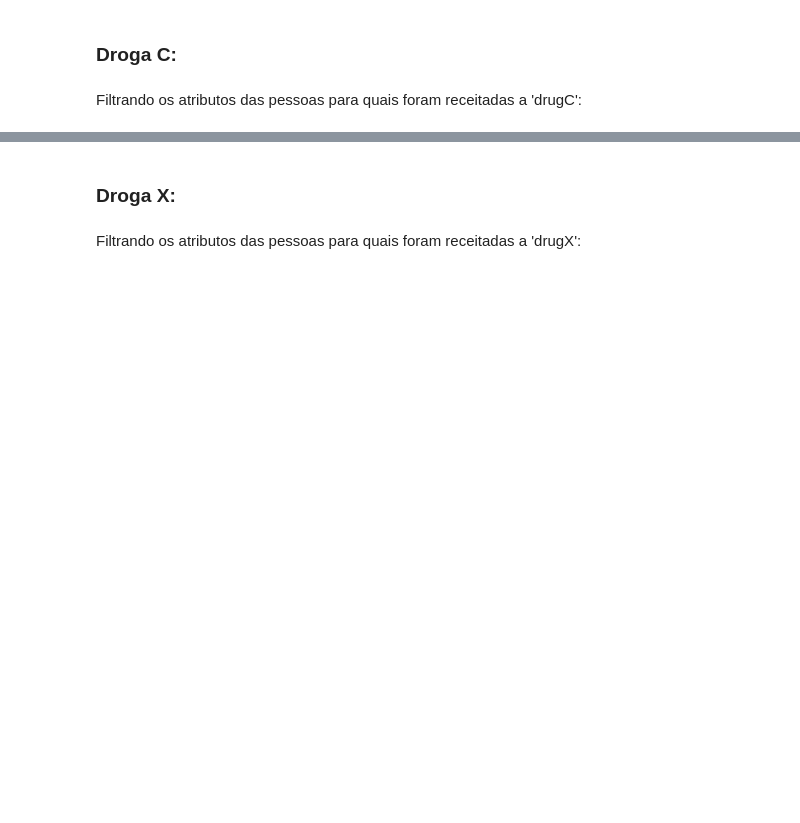
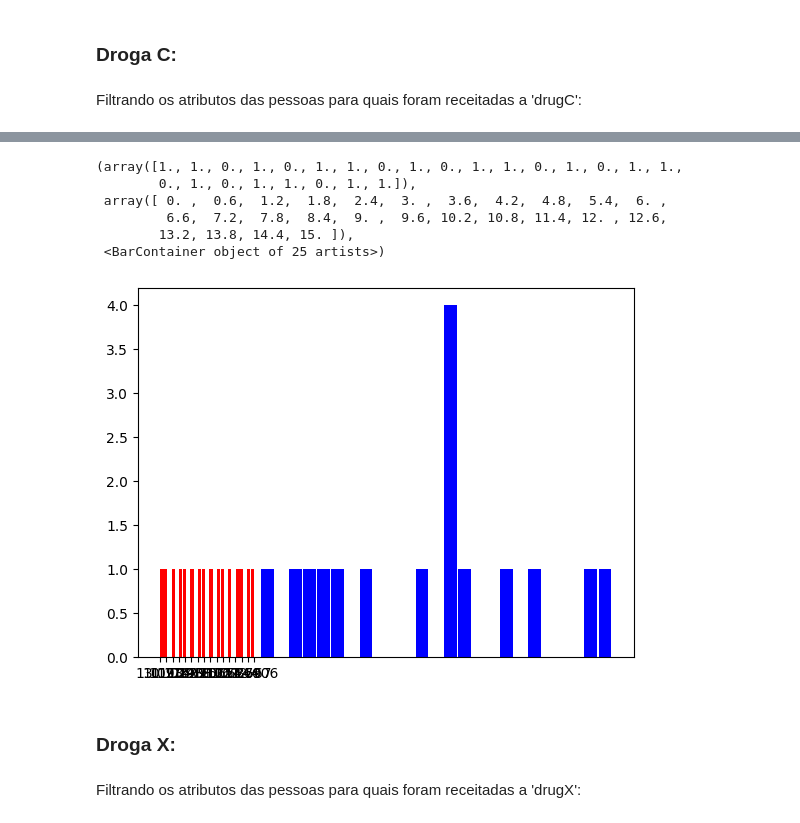
Before and after one commit to iianmelo/ProjetoEstat-stica, a Jupyter notebook: Análise_Exploratória.ipynb, the cells around one changed output, grey strips where cells are left out. Saved outputs shown, nothing was run; the diff lists cells and outputs as text; code cells hidden in the pictures; blank space fills up the shorter version.

```diff
--- a/Análise_Exploratória.ipynb
+++ b/Análise_Exploratória.ipynb
@@ -190,3 +339,76 @@ fig.show()
+# %%
+# Filtrando os dados das pessoas que foram receitados a 'drugC'
+dados_drugC = dados_drogas_200[dados_drogas_200['Drug'] == 'drugC']
+
+################################################################################
+#Filtrando Sexo:
+Sex_count_drugC = dados_drugC['Sex'].value_counts()
+
+fig = go.Figure(data=[go.Bar(
+    x=Sex_count_drugC.index,  # Classificações do sexo
+    y=Sex_count_drugC.values,  # Contagens
+)])
+
+fig.update_layout(
+    template='plotly_dark',
+    title='Contagem de Classificações de Sexo nas receitas da drugC',
+    xaxis=dict(title='Classificação do Sexo'),
+    yaxis=dict(title='Quantidade')
+)
+# Exibir o gráfico
+fig.show()
+
+################################################################################
+#Filtrando Pressão sanguínea
+blood_pressure_count_drugC = dados_drugC['BP'].value_counts()
+
+fig = go.Figure(data=[go.Bar(
+    x=blood_pressure_count_drugC.index,  # Classificações da pressão sanguínea
+    y=blood_pressure_count_drugC.values,  # Contagens
+)])
+
+fig.update_layout(
+    template='plotly_dark',
+    title='Contagem de Classificações da pressão sanguínea nas receitas da drugC',
+    xaxis=dict(title='Classificação da pressão sanguínea'),
+    yaxis=dict(title='Quantidade')
+)
+# Exibir o gráfico
+fig.show()
+
+################################################################################
+#Filtrando Colesterol:
+Cholesterol_count_drugC = dados_drugC['Cholesterol'].value_counts()
+
+fig = go.Figure(data=[go.Bar(
+    x=Cholesterol_count_drugC.index,  # Classificações do colesterol no sangue
+    y=Cholesterol_count_drugC.values,  # Contagens
+)])
+
+fig.update_layout(
+    template='plotly_dark',
+    title='Contagem de Classificações do colesterol no sangue nas receitas da drugC',
+    xaxis=dict(title='Classificação do colesterol no sangue'),
+    yaxis=dict(title='Quantidade')
+)
+# Exibir o gráfico
+fig.show()
+
+################################################################################
+#Filtrando Idades:
+plt.hist(dados_drugC['Age'], 25, rwidth=0.9, color='Blue')
+
+################################################################################
+#Filtrando razão entre sódio e potássio no sangue:
+plt.hist(dados_drugC['Na_to_K'], 25, rwidth=0.9, color='Red')
+# %% [output]
+(array([1., 1., 0., 1., 0., 1., 1., 0., 1., 0., 1., 1., 0., 1., 0., 1., 1.,
+        0., 1., 0., 1., 1., 0., 1., 1.]),
+ array([ 0. ,  0.6,  1.2,  1.8,  2.4,  3. ,  3.6,  4.2,  4.8,  5.4,  6. ,
+         6.6,  7.2,  7.8,  8.4,  9. ,  9.6, 10.2, 10.8, 11.4, 12. , 12.6,
+        13.2, 13.8, 14.4, 15. ]),
+ <BarContainer object of 25 artists>)
+[figure, added]
 # %% [markdown]
 ### Droga X:
 # %% [markdown]
```
Also changed, not shown: parts of 18 cells of this notebook.
